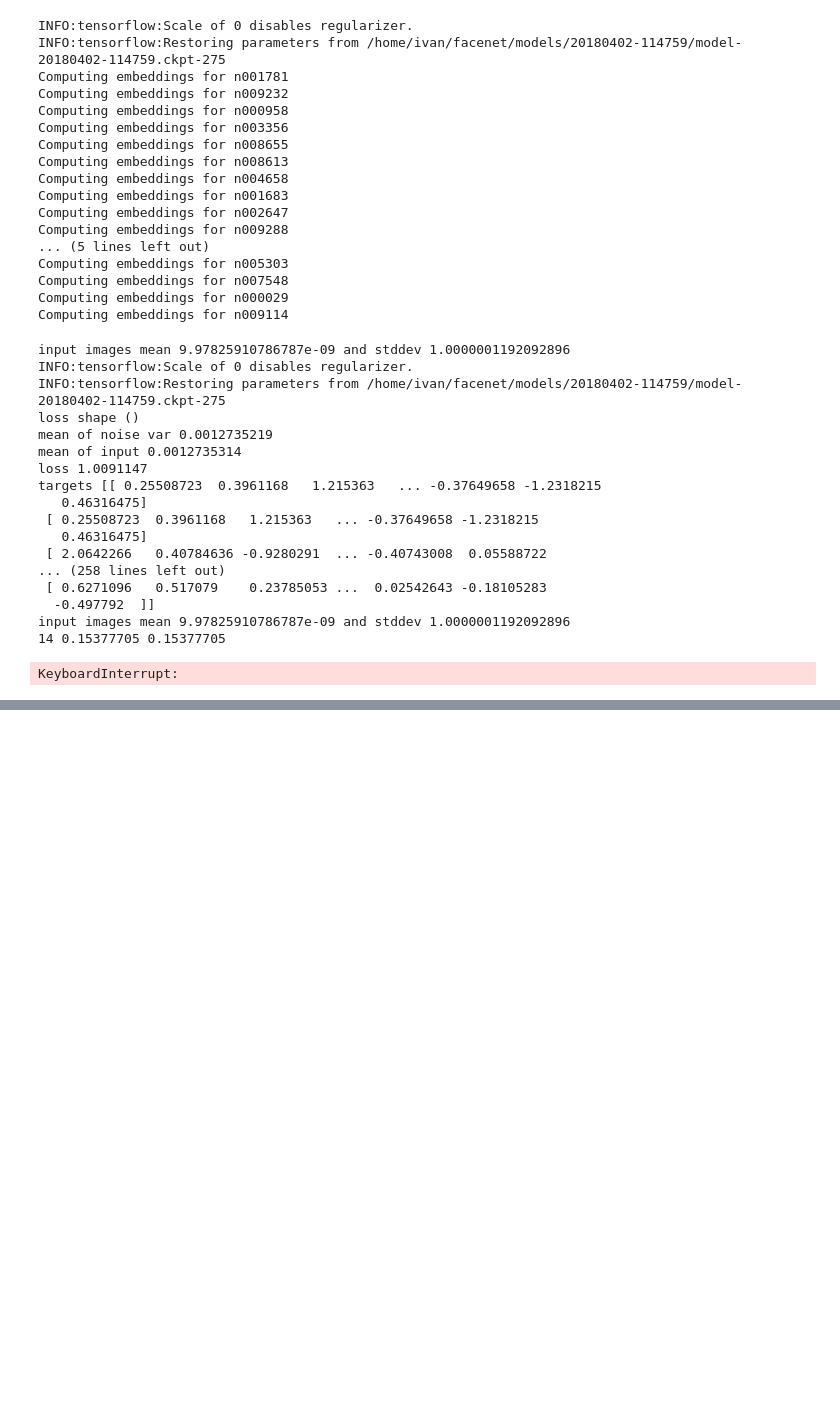
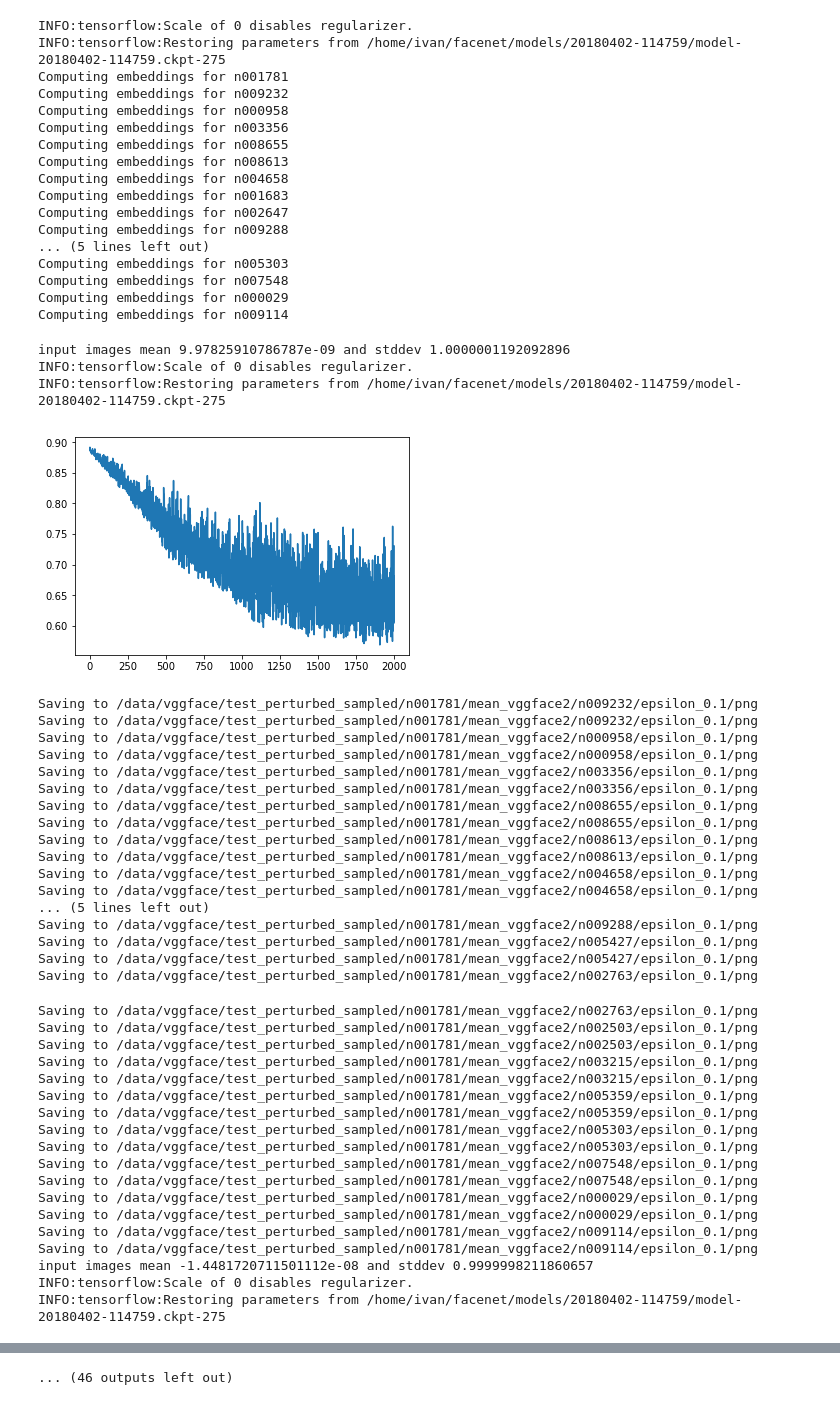
Before and after one commit to psturmfels/adversarial_faces, a Jupyter notebook: notebooks/FaceNet-Adversarial-Generation.ipynb, the cells around one changed output, grey strips where cells are left out. Cells and saved outputs as stored; diff of their text form; code cells hidden in the pictures; blank space fills up the shorter version.

```diff
--- a/notebooks/FaceNet-Adversarial-Generation.ipynb
+++ b/notebooks/FaceNet-Adversarial-Generation.ipynb
@@ -545,28 +520,49 @@ def generate_decoys_bigger_batches(
 # %%
 generate_decoys_bigger_batches(
     people,
     "mean",
     "vggface2",
+    0.01,
     0.1,
-    0.1,
-    100
+    2000
 )
 # %% [output]
 input images mean 9.97825910786787e-09 and stddev 1.0000001192092896
 INFO:tensorflow:Scale of 0 disables regularizer.
 INFO:tensorflow:Restoring parameters from /home/ivan/facenet/models/20180402-114759/model-20180402-114759.ckpt-275
-loss shape ()
-mean of noise var 0.0012735219
-mean of input 0.0012735314
-loss 1.0091147
-targets [[ 0.25508723  0.3961168   1.215363   ... -0.37649658 -1.2318215
-   0.46316475]
- [ 0.25508723  0.3961168   1.215363   ... -0.37649658 -1.2318215
-   0.46316475]
- [ 2.0642266   0.40784636 -0.9280291  ... -0.40743008  0.05588722
-... (258 lines left out)
- [ 0.6271096   0.517079    0.23785053 ...  0.02542643 -0.18105283
-  -0.497792  ]]
-input images mean 9.97825910786787e-09 and stddev 1.0000001192092896
-14 0.15377705 0.15377705
+[figure, added]
-KeyboardInterrupt:
+Saving to /data/vggface/test_perturbed_sampled/n001781/mean_vggface2/n009232/epsilon_0.1/png
+Saving to /data/vggface/test_perturbed_sampled/n001781/mean_vggface2/n009232/epsilon_0.1/png
+Saving to /data/vggface/test_perturbed_sampled/n001781/mean_vggface2/n000958/epsilon_0.1/png
+Saving to /data/vggface/test_perturbed_sampled/n001781/mean_vggface2/n000958/epsilon_0.1/png
+Saving to /data/vggface/test_perturbed_sampled/n001781/mean_vggface2/n003356/epsilon_0.1/png
+Saving to /data/vggface/test_perturbed_sampled/n001781/mean_vggface2/n003356/epsilon_0.1/png
+Saving to /data/vggface/test_perturbed_sampled/n001781/mean_vggface2/n008655/epsilon_0.1/png
+Saving to /data/vggface/test_perturbed_sampled/n001781/mean_vggface2/n008655/epsilon_0.1/png
+Saving to /data/vggface/test_perturbed_sampled/n001781/mean_vggface2/n008613/epsilon_0.1/png
+Saving to /data/vggface/test_perturbed_sampled/n001781/mean_vggface2/n008613/epsilon_0.1/png
+Saving to /data/vggface/test_perturbed_sampled/n001781/mean_vggface2/n004658/epsilon_0.1/png
+Saving to /data/vggface/test_perturbed_sampled/n001781/mean_vggface2/n004658/epsilon_0.1/png
+... (5 lines left out)
+Saving to /data/vggface/test_perturbed_sampled/n001781/mean_vggface2/n009288/epsilon_0.1/png
+Saving to /data/vggface/test_perturbed_sampled/n001781/mean_vggface2/n005427/epsilon_0.1/png
+Saving to /data/vggface/test_perturbed_sampled/n001781/mean_vggface2/n005427/epsilon_0.1/png
+Saving to /data/vggface/test_perturbed_sampled/n001781/mean_vggface2/n002763/epsilon_0.1/png
+Saving to /data/vggface/test_perturbed_sampled/n001781/mean_vggface2/n002763/epsilon_0.1/png
+Saving to /data/vggface/test_perturbed_sampled/n001781/mean_vggface2/n002503/epsilon_0.1/png
+Saving to /data/vggface/test_perturbed_sampled/n001781/mean_vggface2/n002503/epsilon_0.1/png
+Saving to /data/vggface/test_perturbed_sampled/n001781/mean_vggface2/n003215/epsilon_0.1/png
+Saving to /data/vggface/test_perturbed_sampled/n001781/mean_vggface2/n003215/epsilon_0.1/png
+Saving to /data/vggface/test_perturbed_sampled/n001781/mean_vggface2/n005359/epsilon_0.1/png
+Saving to /data/vggface/test_perturbed_sampled/n001781/mean_vggface2/n005359/epsilon_0.1/png
+Saving to /data/vggface/test_perturbed_sampled/n001781/mean_vggface2/n005303/epsilon_0.1/png
+Saving to /data/vggface/test_perturbed_sampled/n001781/mean_vggface2/n005303/epsilon_0.1/png
+Saving to /data/vggface/test_perturbed_sampled/n001781/mean_vggface2/n007548/epsilon_0.1/png
+Saving to /data/vggface/test_perturbed_sampled/n001781/mean_vggface2/n007548/epsilon_0.1/png
+Saving to /data/vggface/test_perturbed_sampled/n001781/mean_vggface2/n000029/epsilon_0.1/png
+Saving to /data/vggface/test_perturbed_sampled/n001781/mean_vggface2/n000029/epsilon_0.1/png
+Saving to /data/vggface/test_perturbed_sampled/n001781/mean_vggface2/n009114/epsilon_0.1/png
+Saving to /data/vggface/test_perturbed_sampled/n001781/mean_vggface2/n009114/epsilon_0.1/png
+input images mean -1.4481720711501112e-08 and stddev 0.9999998211860657
+INFO:tensorflow:Scale of 0 disables regularizer.
+INFO:tensorflow:Restoring parameters from /home/ivan/facenet/models/20180402-114759/model-20180402-114759.ckpt-275
@@ -572,0 +649 @@ KeyboardInterrupt:
+... (46 outputs left out)
```
Also changed, not shown: parts of 7 cells of this notebook.
